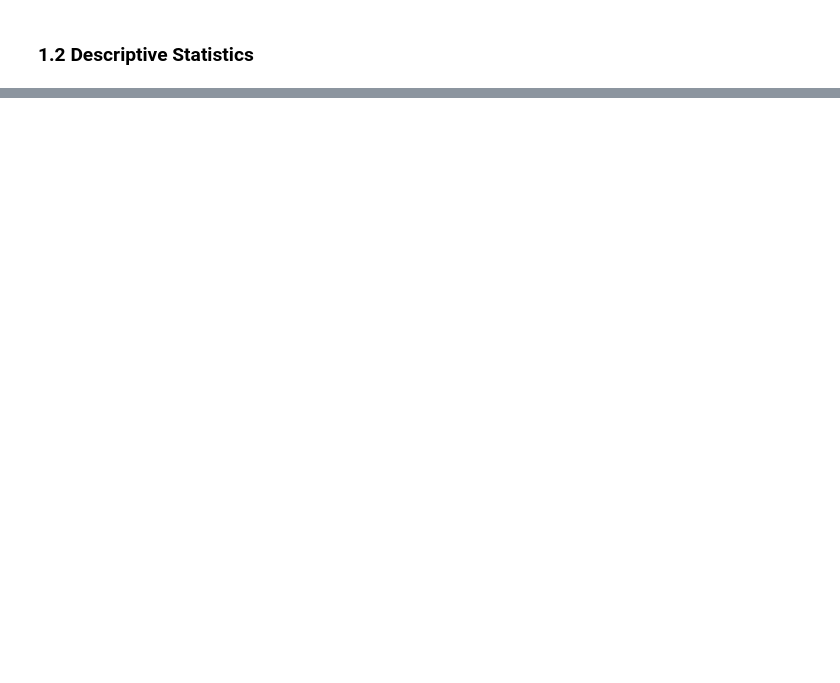
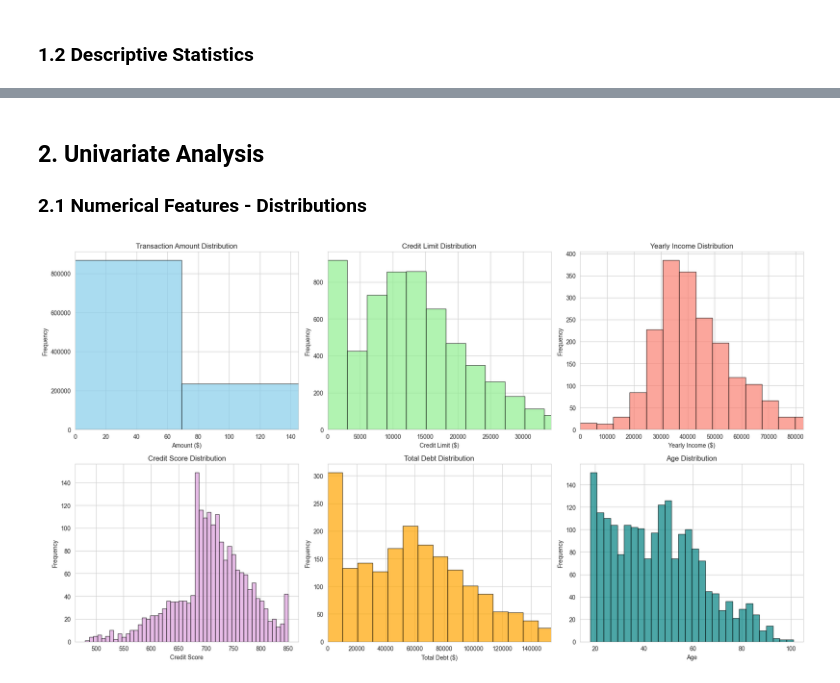
Before and after one commit to babdudu/dataMining, a Jupyter notebook: Project.ipynb, the cells around one changed output, grey strips where cells are left out. Cells and saved outputs as stored; diff of their text form; code cells hidden in the pictures; blank space fills up the shorter version.

```diff
--- a/Project.ipynb
+++ b/Project.ipynb
@@ -697,0 +299,11 @@ Rome            1656  1360.0   82.125604
+# %%
+# Clean users data
+users['per_capita_income_clean'] = users['per_capita_income'].str.replace('$', '').str.replace(',', '').astype(float)
+users['yearly_income_clean'] = users['yearly_income'].str.replace('$', '').str.replace(',', '').astype(float)
+users['total_debt_clean'] = users['total_debt'].str.replace('$', '').str.replace(',', '').astype(float)
+
+print("USERS - Numerical Features Summary")
+print("=" * 60)
+print(users[['current_age', 'retirement_age', 'per_capita_income_clean',
+             'yearly_income_clean', 'total_debt_clean', 'credit_score', 'num_credit_cards']].describe())
+print("\n" + "=" * 60)
@@ -697,0 +407,52 @@ Rome            1656  1360.0   82.125604
+# %% [markdown]
+## 2. Univariate Analysis
+
+### 2.1 Numerical Features - Distributions
+# %%
+# Histograms for numerical features
+fig, axes = plt.subplots(2, 3, figsize=(18, 10))
+
+# Transaction amount
+axes[0, 0].hist(transactions['amount_clean'], bins=50, edgecolor='black', alpha=0.7, color='skyblue')
+axes[0, 0].set_xlabel('Amount ($)')
+axes[0, 0].set_ylabel('Frequency')
+axes[0, 0].set_title('Transaction Amount Distribution')
+axes[0, 0].set_xlim(0, transactions['amount_clean'].quantile(0.95))
+
+# Credit limit
+axes[0, 1].hist(cards['credit_limit_clean'], bins=50, edgecolor='black', alpha=0.7, color='lightgreen')
+axes[0, 1].set_xlabel('Credit Limit ($)')
+axes[0, 1].set_ylabel('Frequency')
+axes[0, 1].set_title('Credit Limit Distribution')
+axes[0, 1].set_xlim(0, cards['credit_limit_clean'].quantile(0.95))
+
+# Yearly income
+axes[0, 2].hist(users['yearly_income_clean'], bins=50, edgecolor='black', alpha=0.7, color='salmon')
+axes[0, 2].set_xlabel('Yearly Income ($)')
+axes[0, 2].set_ylabel('Frequency')
+axes[0, 2].set_title('Yearly Income Distribution')
+axes[0, 2].set_xlim(0, users['yearly_income_clean'].quantile(0.95))
+
+# Credit score
+axes[1, 0].hist(users['credit_score'], bins=50, edgecolor='black', alpha=0.7, color='plum')
+axes[1, 0].set_xlabel('Credit Score')
+axes[1, 0].set_ylabel('Frequency')
+axes[1, 0].set_title('Credit Score Distribution')
+
+# Total debt
+axes[1, 1].hist(users['total_debt_clean'], bins=50, edgecolor='black', alpha=0.7, color='orange')
+axes[1, 1].set_xlabel('Total Debt ($)')
+axes[1, 1].set_ylabel('Frequency')
+axes[1, 1].set_title('Total Debt Distribution')
+axes[1, 1].set_xlim(0, users['total_debt_clean'].quantile(0.95))
+
+# Age
+axes[1, 2].hist(users['current_age'], bins=30, edgecolor='black', alpha=0.7, color='teal')
+axes[1, 2].set_xlabel('Age')
+axes[1, 2].set_ylabel('Frequency')
+axes[1, 2].set_title('Age Distribution')
+
+plt.tight_layout()
+plt.show()
+# %% [output]
+[figure, added]
```
Also changed, not shown: parts of 91 cells of this notebook, 1 other file.
